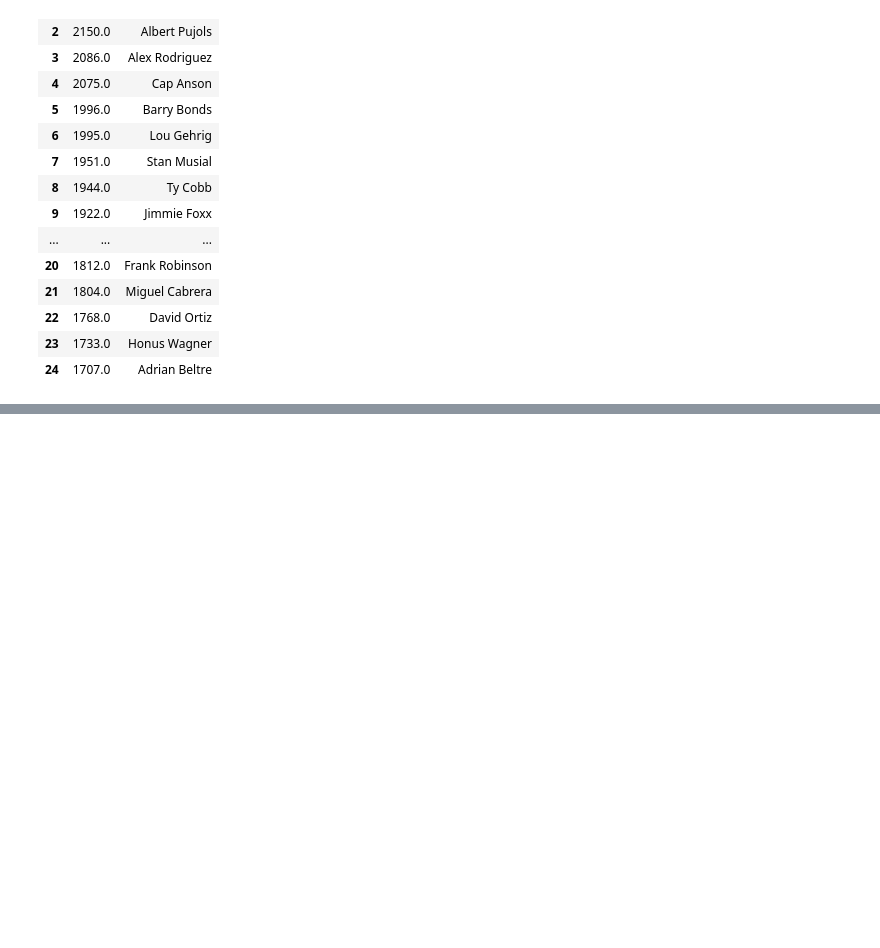
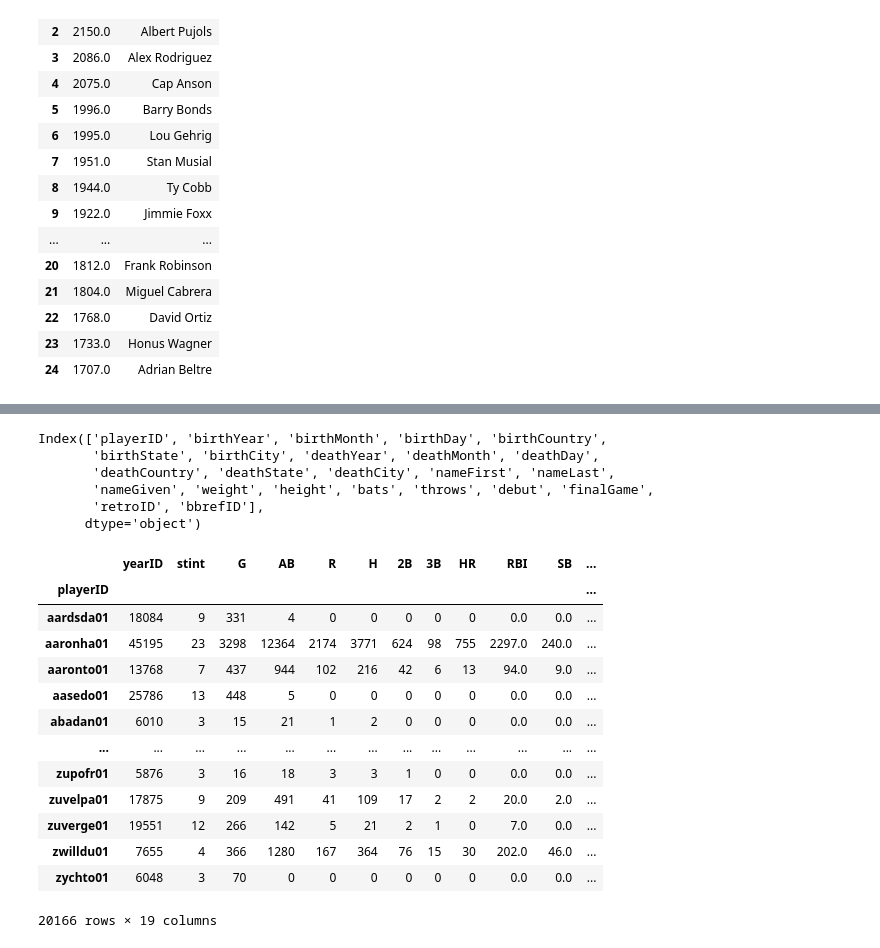
Before and after one commit to maldonado91/Data-Analysis-Project, a Jupyter notebook: Predicting Baseball HOF_csv.ipynb, the cells around one changed output, grey strips where cells are left out. Saved outputs shown, nothing was run; the diff lists cells and outputs as text; code cells hidden in the pictures; blank space fills up the shorter version.

```diff
--- a/Predicting Baseball HOF_csv.ipynb
+++ b/Predicting Baseball HOF_csv.ipynb
@@ -351,0 +391,28 @@ plt.show()
+# %%
+df_people.columns
+# %% [output]
+Index(['playerID', 'birthYear', 'birthMonth', 'birthDay', 'birthCountry',
+       'birthState', 'birthCity', 'deathYear', 'deathMonth', 'deathDay',
+       'deathCountry', 'deathState', 'deathCity', 'nameFirst', 'nameLast',
+       'nameGiven', 'weight', 'height', 'bats', 'throws', 'debut', 'finalGame',
+       'retroID', 'bbrefID'],
+      dtype='object')
+# %%
+df_batting_sum = df_batting.groupby(['playerID']).sum()
+# %%
+df_batting_sum
+# %% [output]
+|  | yearID | stint | G | AB | R | H | 2B | 3B | HR | RBI | SB | ... |
+| playerID |  |  |  |  |  |  |  |  |  |  |  | ... |
+| aardsda01 | 18084 | 9 | 331 | 4 | 0 | 0 | 0 | 0 | 0 | 0.0 | 0.0 | ... |
+| aaronha01 | 45195 | 23 | 3298 | 12364 | 2174 | 3771 | 624 | 98 | 755 | 2297.0 | 240.0 | ... |
+| aaronto01 | 13768 | 7 | 437 | 944 | 102 | 216 | 42 | 6 | 13 | 94.0 | 9.0 | ... |
+| aasedo01 | 25786 | 13 | 448 | 5 | 0 | 0 | 0 | 0 | 0 | 0.0 | 0.0 | ... |
+| abadan01 | 6010 | 3 | 15 | 21 | 1 | 2 | 0 | 0 | 0 | 0.0 | 0.0 | ... |
+| ... | ... | ... | ... | ... | ... | ... | ... | ... | ... | ... | ... | ... |
+| zupofr01 | 5876 | 3 | 16 | 18 | 3 | 3 | 1 | 0 | 0 | 0.0 | 0.0 | ... |
+| zuvelpa01 | 17875 | 9 | 209 | 491 | 41 | 109 | 17 | 2 | 2 | 20.0 | 2.0 | ... |
+| zuverge01 | 19551 | 12 | 266 | 142 | 5 | 21 | 2 | 1 | 0 | 7.0 | 0.0 | ... |
+| zwilldu01 | 7655 | 4 | 366 | 1280 | 167 | 364 | 76 | 15 | 30 | 202.0 | 46.0 | ... |
+| zychto01 | 6048 | 3 | 70 | 0 | 0 | 0 | 0 | 0 | 0 | 0.0 | 0.0 | ... |
+20166 rows × 19 columns
```
Also changed, not shown: parts of 8 cells of this notebook, 2 other files.
